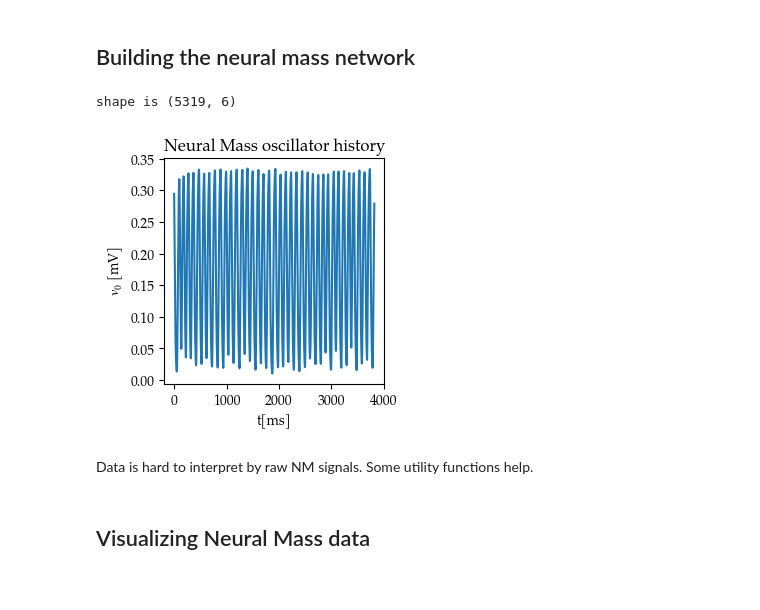
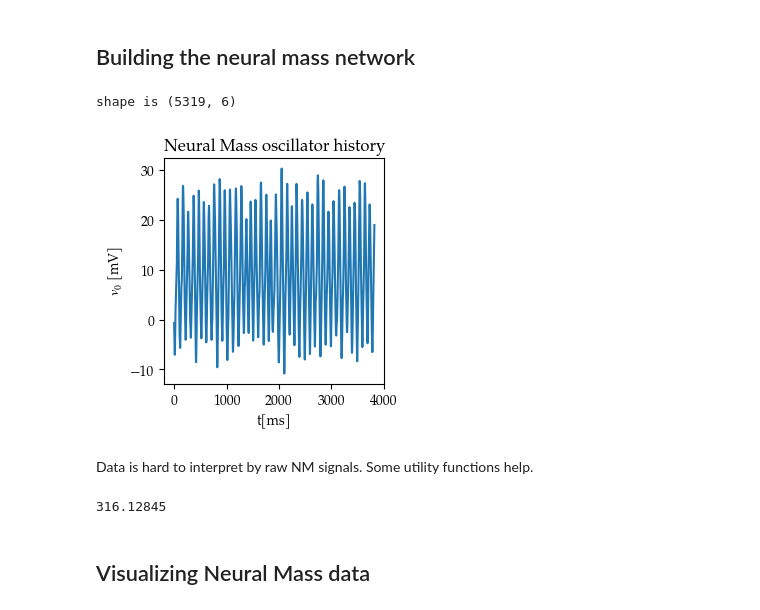
Before and after one commit to djanloo/quilt-hands-on, a Jupyter notebook: tutorial.ipynb, the cells around one changed output. Drawn from its saved outputs; the diff is of its cells as text; code cells hidden in the pictures.

```diff
--- a/tutorial.ipynb
+++ b/tutorial.ipynb
@@ -81,17 +81,21 @@ nmnet.run(5000)
 # %%
 # Plot thes state of oscillators: first axis is time, other are oscillator dependent
 # For the binoisy Jansen Rit is (v_0, v_1, v_2, and relative derivatives)
-
-print(f"shape is {nmnet.oscillators['r_frontalpole'].history.shape}")
-plt.plot(nmnet.oscillators['r_frontalpole'].history[1500:,0]);
+region = 'r_frontalpole'
+print(f"shape is {nmnet.oscillators[region].history.shape}")
+plt.plot(nmnet.oscillators[region].history[1500:,1]- nmnet.oscillators[region].history[1500:,2]);
 plt.xlabel('t[ms]');
 plt.title("Neural Mass oscillator history");
 plt.ylabel("$v_0$ [mV]");
 # %% [output]
 shape is (5319, 6)
-[figure, old version]
+[figure, new version]
 # %% [markdown]
 Data is hard to interpret by raw NM signals. Some utility functions help.
+# %%
+nmnet.tau_init
+# %% [output]
+316.12845
 # %% [markdown]
 ## Visualizing Neural Mass data
 # %% [markdown]
```
Also changed, not shown: parts of 9 cells of this notebook.
